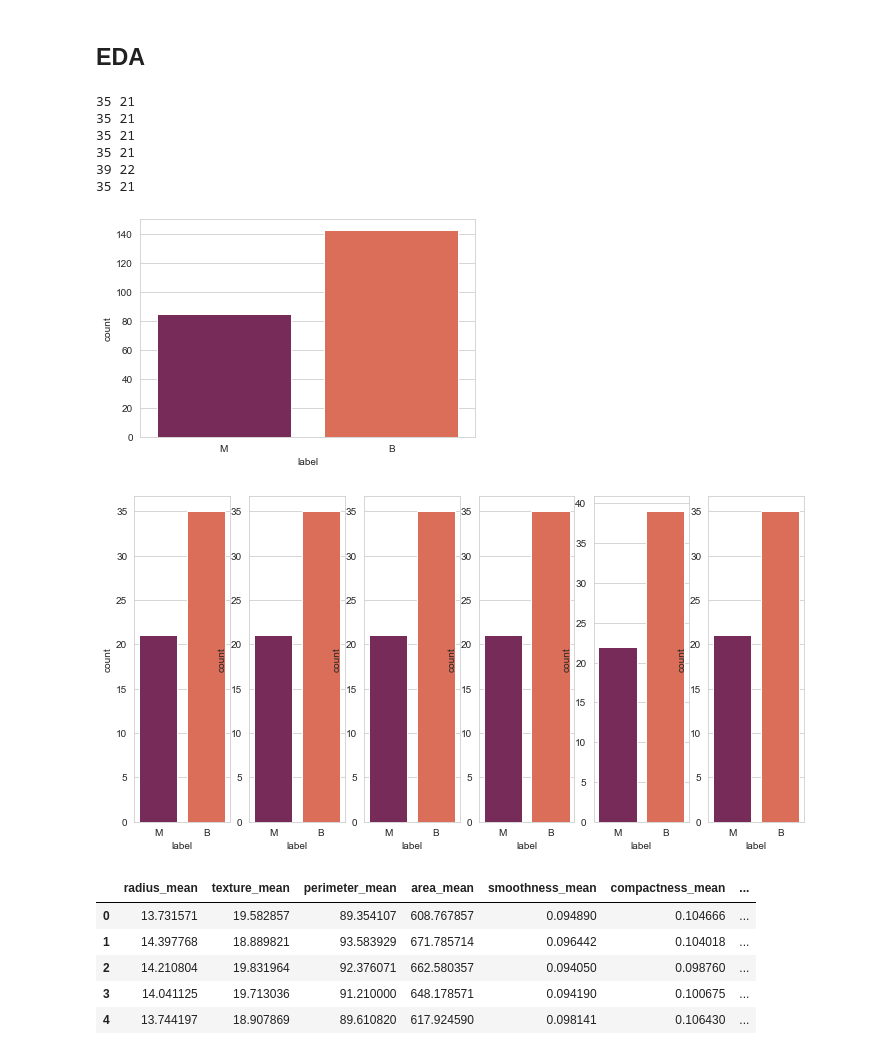
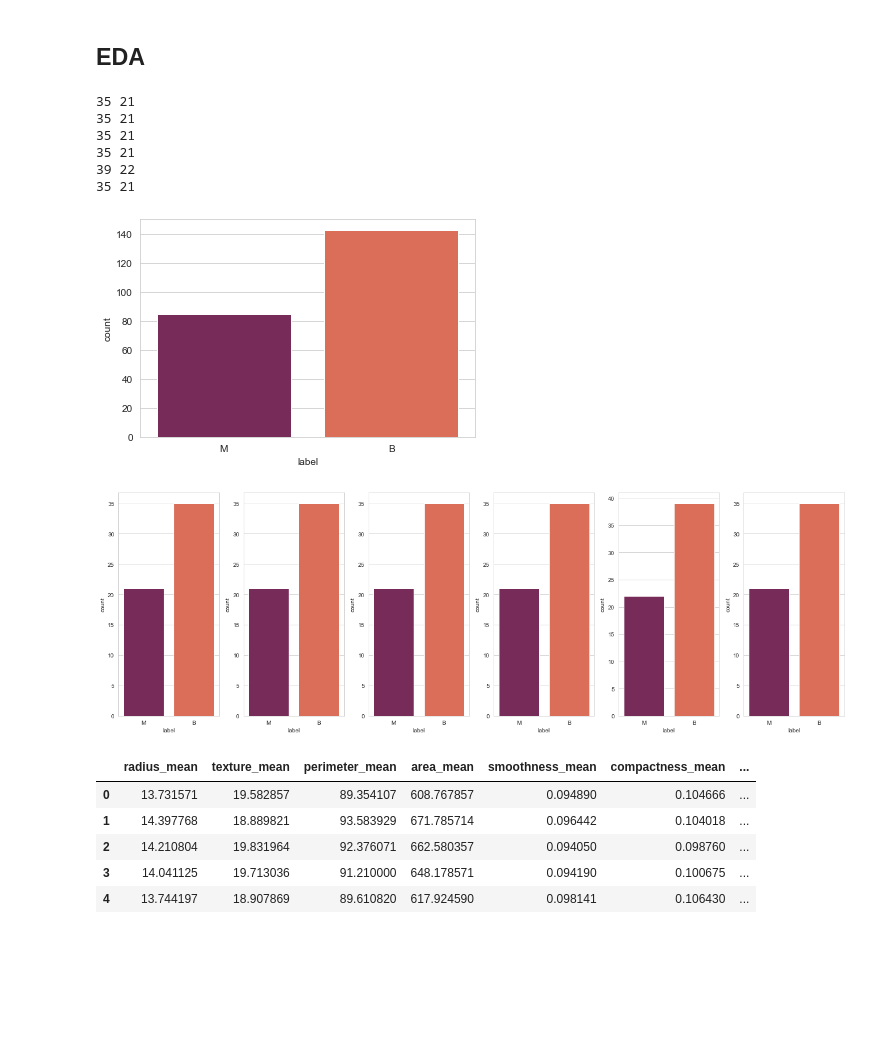
Before and after one commit to MouYongli/DSM-AS, a Jupyter notebook: Experiments/distributed/experiments_synthetic_data.ipynb, the cells around one changed output. Drawn from its saved outputs; the diff is of its cells as text; code cells hidden in the pictures; blank space fills up the shorter version.

```diff
--- a/Experiments/distributed/experiments_synthetic_data.ipynb
+++ b/Experiments/distributed/experiments_synthetic_data.ipynb
@@ -64,23 +64,24 @@ print([len(station_dfs[idx]) for idx in range(len(station_dfs))])
 # %%
 sns.set_style('whitegrid')
 plt.figure()
 sns.countplot(x="label", data=final_test_df, palette='rocket');
 
-plt.figure(figsize=(12,6))
+plt.figure(figsize=(18,6))
 for idx in range(len(station_dfs)):
     plt.subplot(1,6,idx+1)
     B, M = station_dfs[idx]["label"].value_counts()
     print(B, M)
     sns.countplot(x="label", data=station_dfs[idx], palette='rocket');
+    plt.tight_layout()
 # %% [output]
 35 21
 35 21
 35 21
 35 21
 39 22
 35 21
 [figure]
-[figure, old version]
+[figure, new version]
 # %%
 X_FEATURES = ['radius_mean', 'texture_mean', 'perimeter_mean',
               'area_mean', 'smoothness_mean', 'compactness_mean', 'concavity_mean',
```
Also changed, not shown: parts of 4 cells of this notebook.
